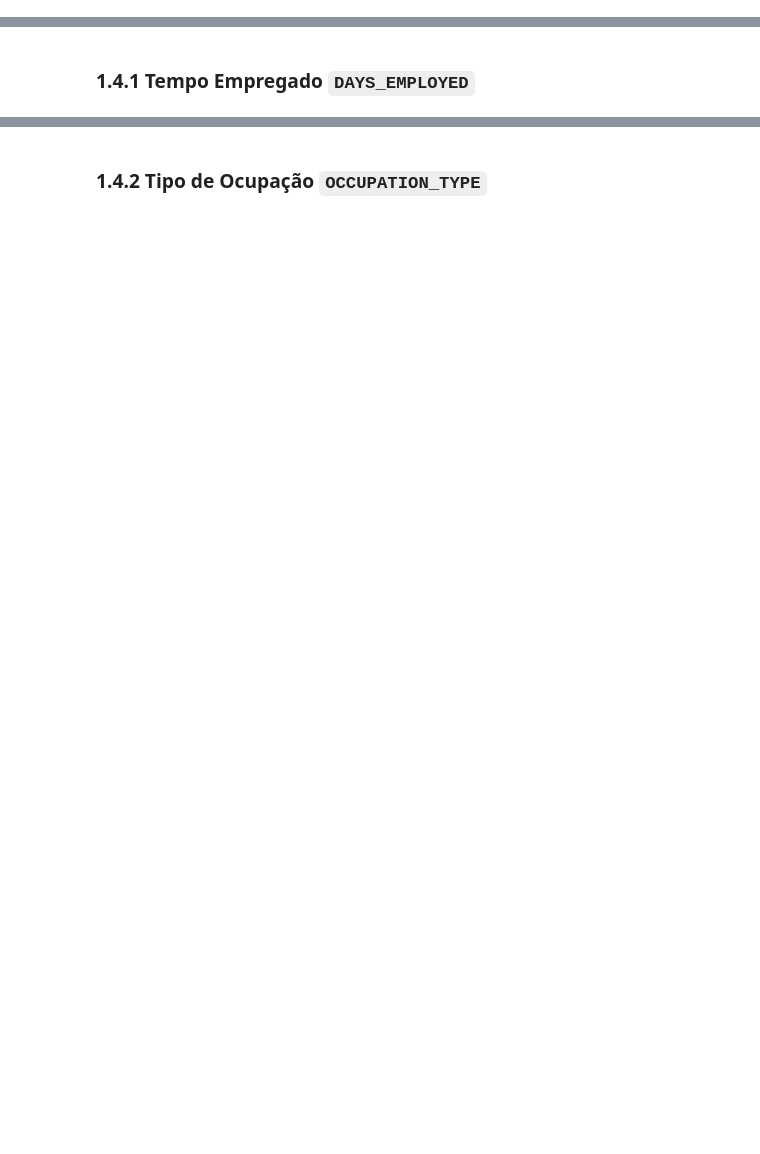
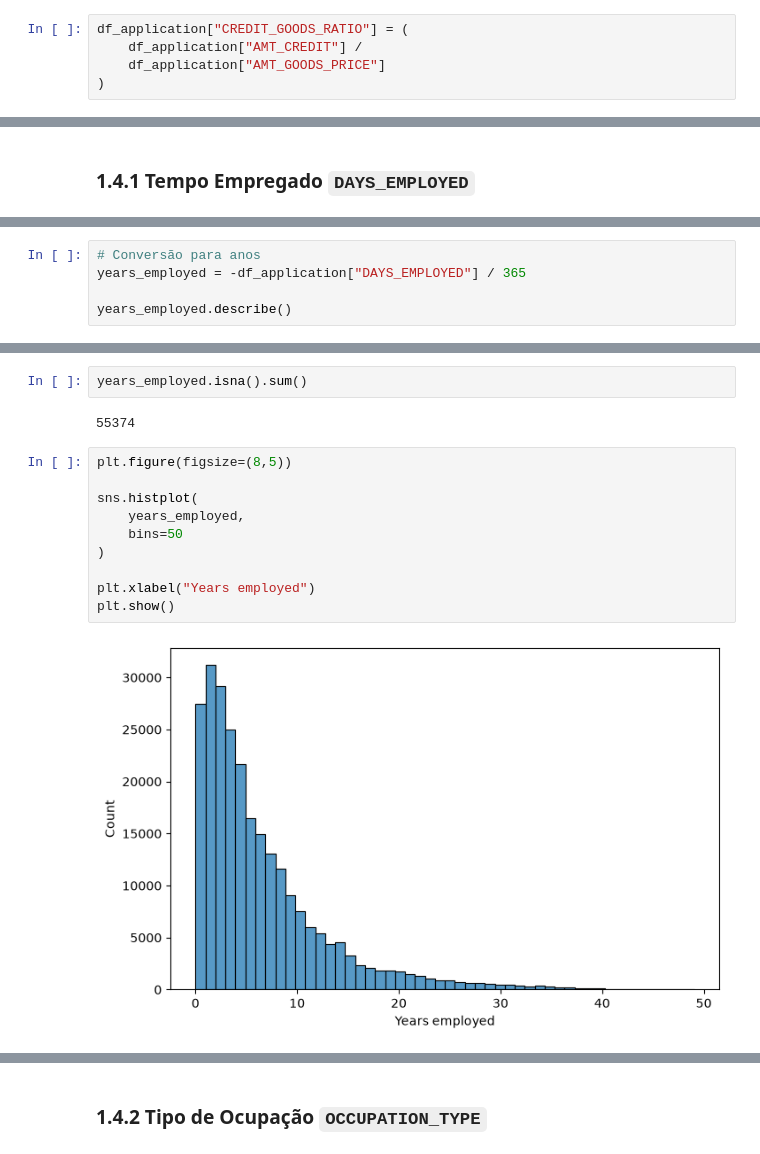
Before and after one commit to luccascruz/projeto-ml-labdata, a Jupyter notebook: DataPipeline/exp_analysis.ipynb, the cells around one changed output, grey strips where cells are left out. Cells and saved outputs as stored; diff of their text form; blank space fills up the shorter version.

```diff
--- a/DataPipeline/exp_analysis.ipynb
+++ b/DataPipeline/exp_analysis.ipynb
@@ -1142,3 +1163,8 @@ Quanto da renda é necessária para pagar as parcelas. Representaria a capacidad
 ##### 1.3.5.3 Credit to Goods Ratio
 
 Mostra qual porcentagem do bem foi fnanciado. Alguns clientes podem dar um valor de entrada. Outros clientes que financiam 100% do bem podem apresentar um perfil mais arriscado.
+# %%
+df_application["CREDIT_GOODS_RATIO"] = (
+    df_application["AMT_CREDIT"] /
+    df_application["AMT_GOODS_PRICE"]
+)
@@ -1154,0 +1215,5 @@ emprego = [
+# %%
+# Conversão para anos
+years_employed = -df_application["DAYS_EMPLOYED"] / 365
+
+years_employed.describe()
@@ -1154,0 +1230,16 @@ emprego = [
+# %%
+years_employed.isna().sum()
+# %% [output]
+55374
+# %%
+plt.figure(figsize=(8,5))
+
+sns.histplot(
+    years_employed,
+    bins=50
+)
+
+plt.xlabel("Years employed")
+plt.show()
+# %% [output]
+[figure, added]
```
Also changed, not shown: parts of 95 cells of this notebook.
